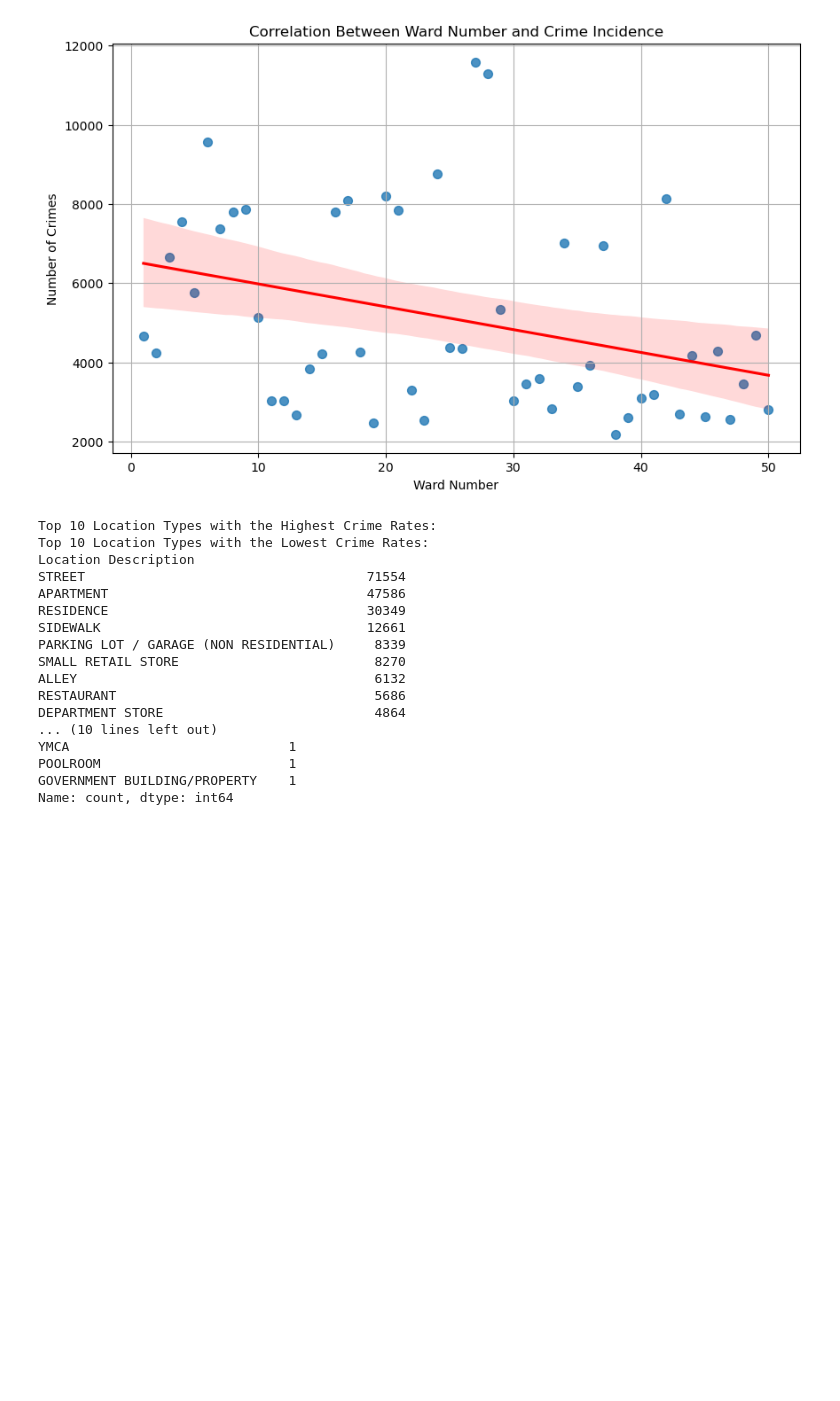
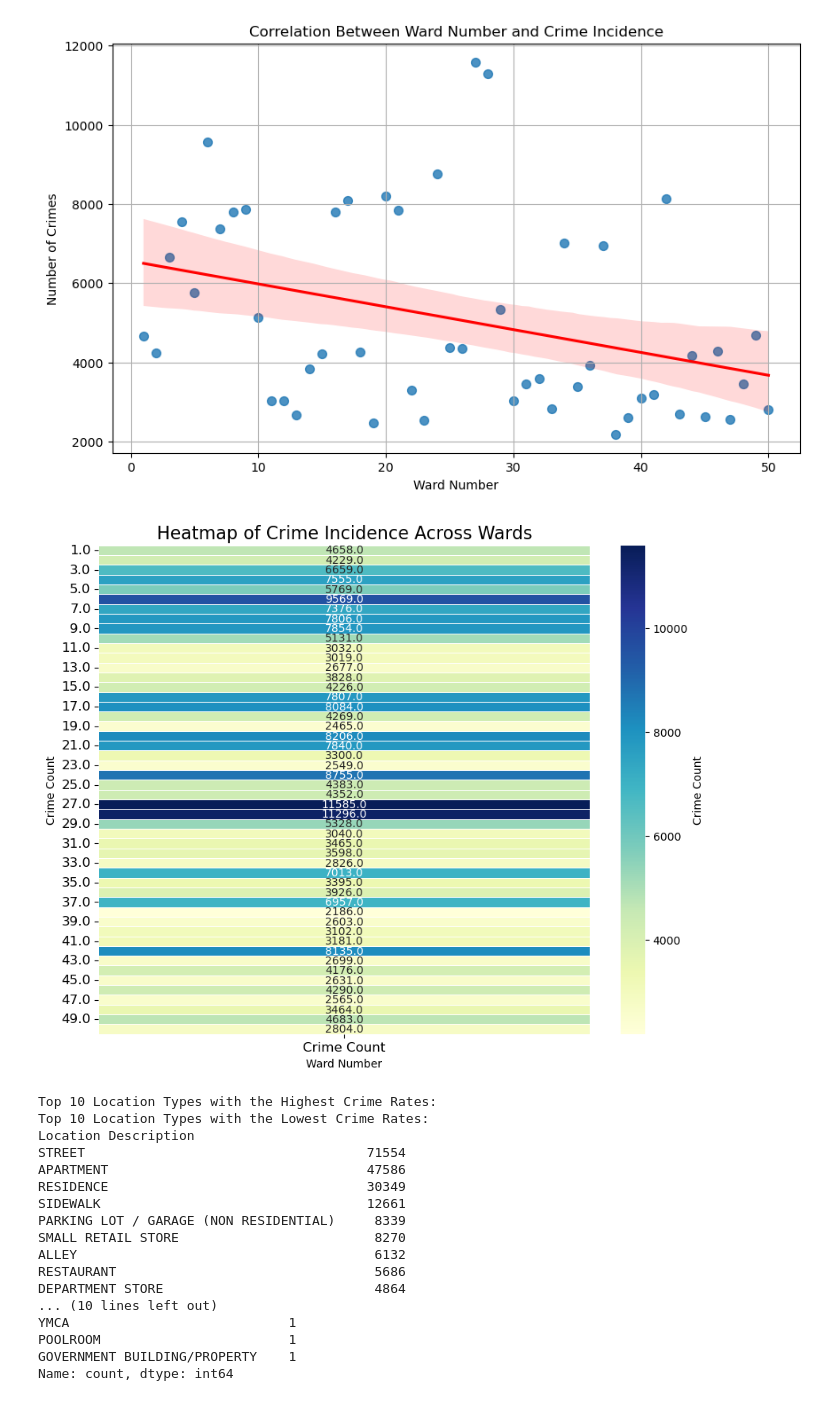
Before and after one commit to ktg8080/Project_1, a Jupyter notebook: data/crimes.ipynb, the cells around one changed output. Cells and saved outputs as stored; diff of their text form; code cells hidden in the pictures; blank space fills up the shorter version.

```diff
--- a/data/crimes.ipynb
+++ b/data/crimes.ipynb
@@ -110,6 +208,25 @@ plt.grid(True)
 plt.show()
 # %% [output]
 [figure]
+# %%
+import seaborn as sns
+import matplotlib.pyplot as plt
+
+# Create the heatmap with floating-point numbers
+plt.figure(figsize=(10, 8))
+sns.heatmap(crime_counts_df, cmap="YlGnBu", linewidths=.5, annot=True, fmt=".1f", cbar_kws={'label': 'Crime Count'})
+
+# Add title and labels with improved formatting
+plt.title('Heatmap of Crime Incidence Across Wards', fontsize=16)
+plt.xlabel('Ward Number')
+plt.ylabel('Crime Count')
+plt.xticks(fontsize=12)
+plt.yticks(fontsize=12)
+
+# Display the plot
+plt.show()
+# %% [output]
+[figure, added]
 # %%
 location_crime_counts = crime_df['Location Description'].value_counts()
 top_location_types = location_crime_counts.head(10)
```
Also changed, not shown: parts of 14 cells of this notebook.
